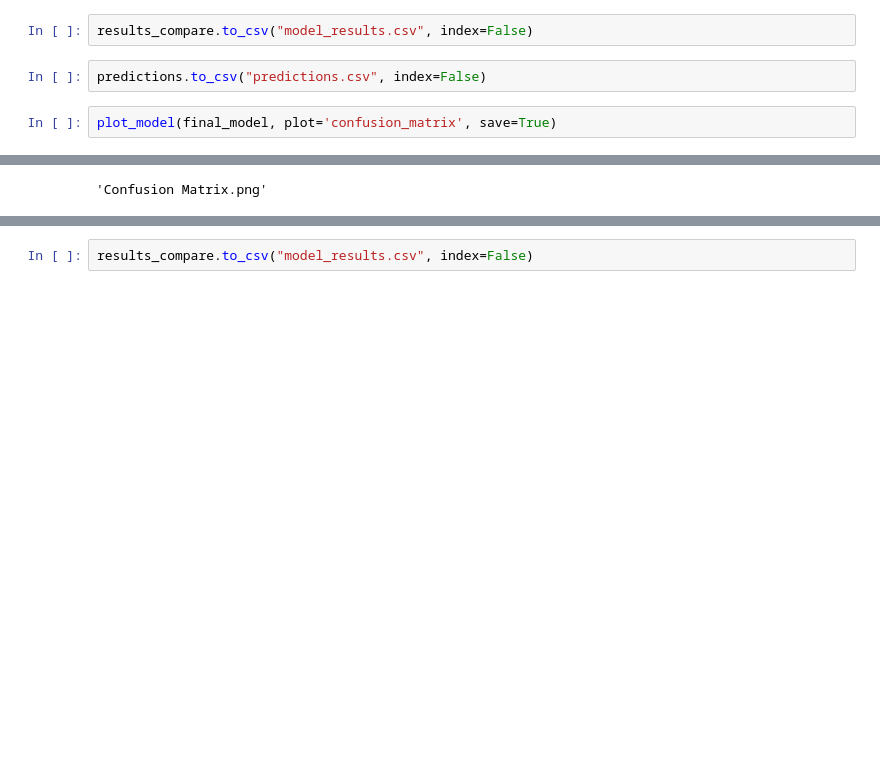
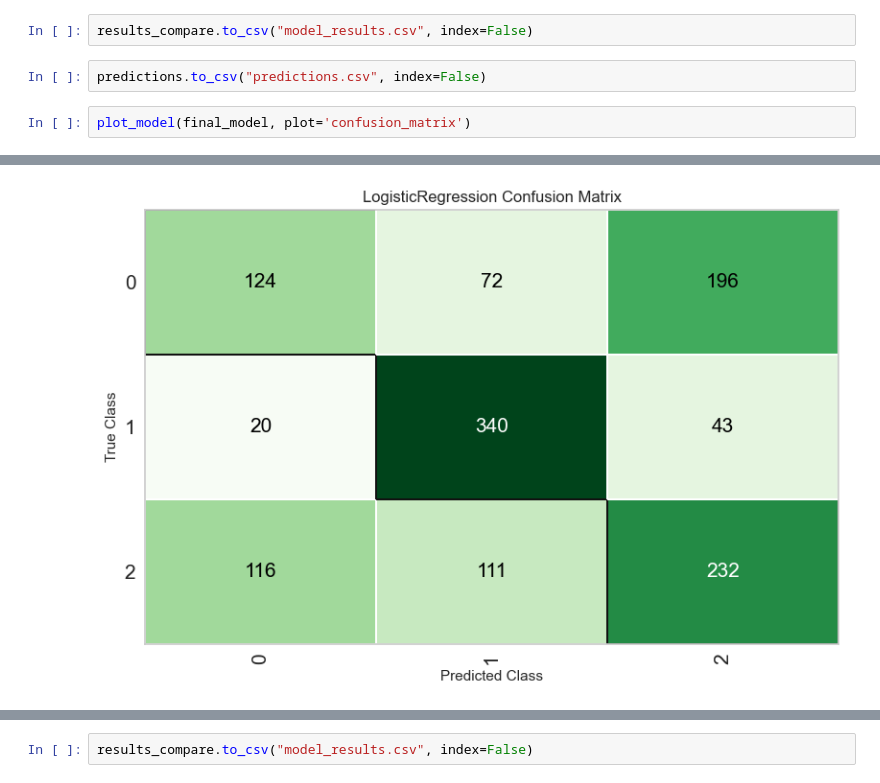
Before and after one commit to parmida-chbsz/ML_Final_Project_Abalone, a Jupyter notebook: abalone_sex_classification.ipynb, the cells around one changed output, grey strips where cells are left out. Cells and saved outputs as stored; diff of their text form; blank space fills up the shorter version.

```diff
--- a/abalone_sex_classification.ipynb
+++ b/abalone_sex_classification.ipynb
@@ -159,8 +247,8 @@ results_compare.to_csv("model_results.csv", index=False)
 # %%
 predictions.to_csv("predictions.csv", index=False)
 # %%
-plot_model(final_model, plot='confusion_matrix', save=True)
+plot_model(final_model, plot='confusion_matrix')
 # %% [output]
 [interactive output not drawn]
-'Confusion Matrix.png'
+[figure, added]
 # %%
```
Also changed, not shown: parts of 25 cells of this notebook.
